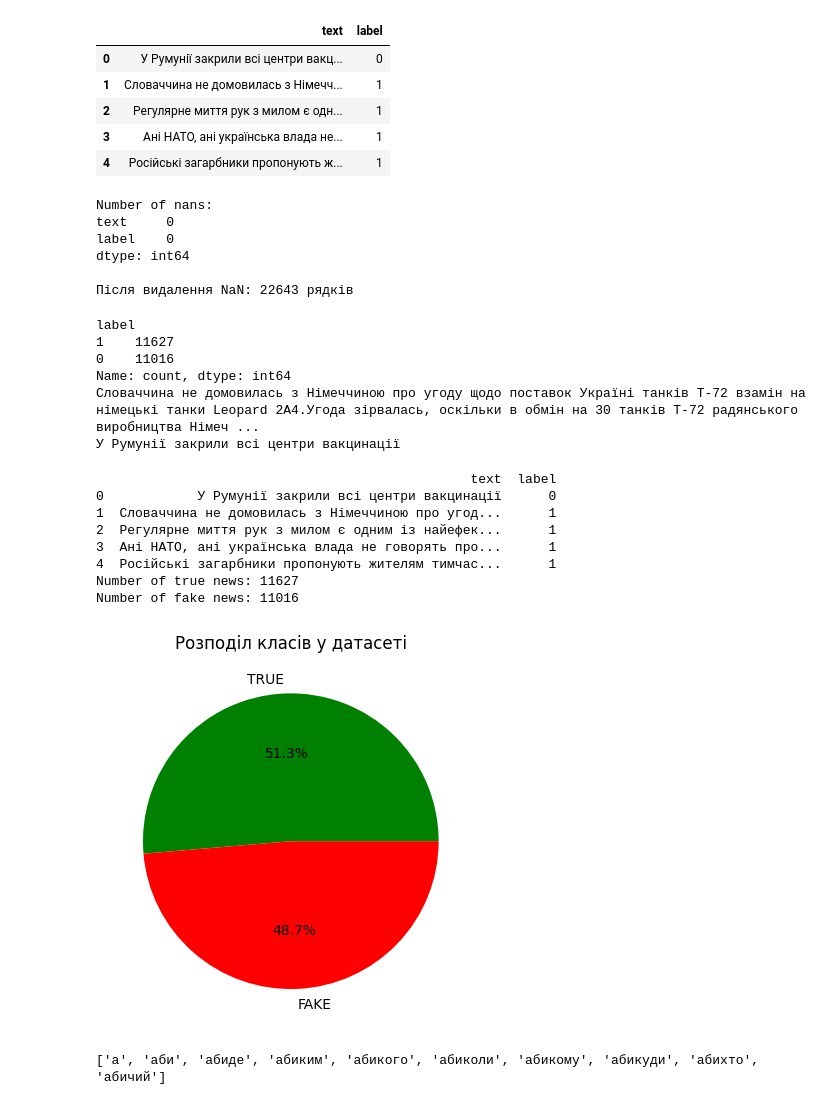
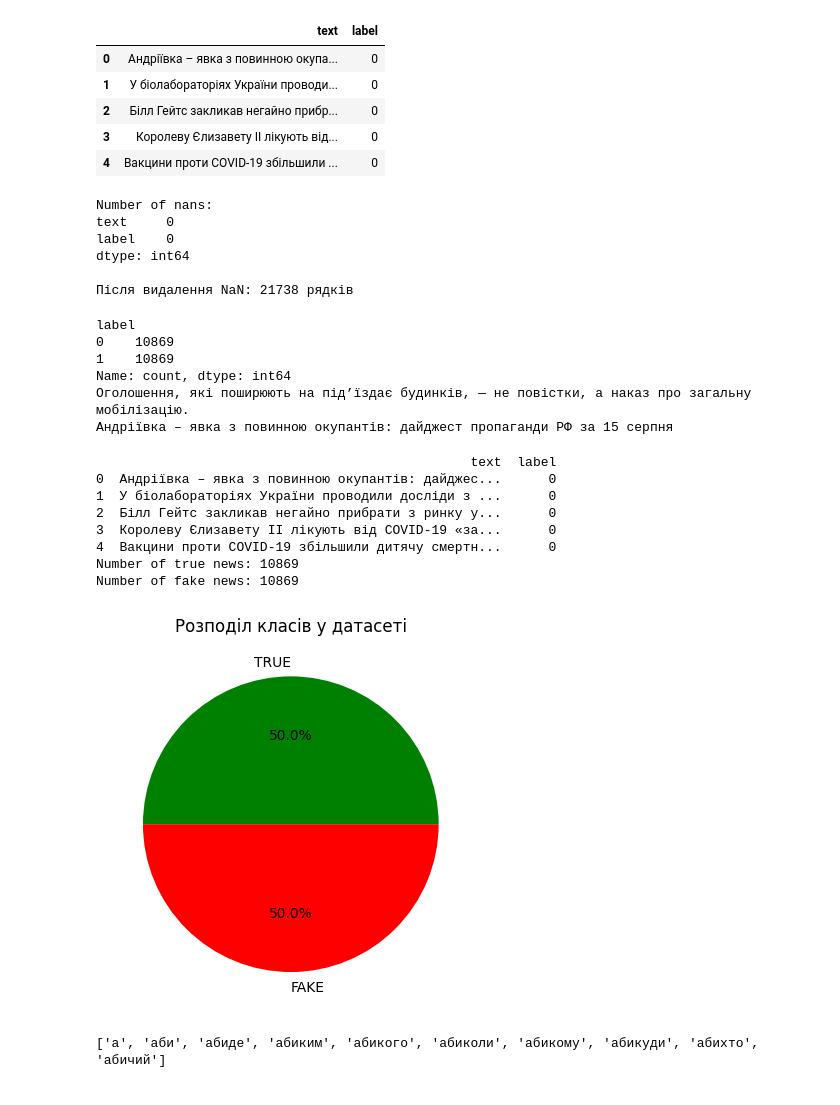
Before and after one commit to yatsenq/Course-Work, a Jupyter notebook: Models/DETECTOR/LogRegression/fake_true_classification.ipynb, the cells around one changed output. Cells and saved outputs as stored; diff of their text form; code cells hidden in the pictures.

```diff
--- a/Models/DETECTOR/LogRegression/fake_true_classification.ipynb
+++ b/Models/DETECTOR/LogRegression/fake_true_classification.ipynb
@@ -13,15 +13,15 @@ from sklearn.metrics import accuracy_score, f1_score, confusion_matrix, recall_s
 from tqdm import tqdm
 tqdm.pandas()
 # %%
-df = pd.read_csv('C:/Users/igrew/OneDrive/Desktop/Course Work/Datasets/news_detector/last_dataset.csv')
+df = pd.read_csv('C:/Users/igrew/OneDrive/Desktop/Course Work/Datasets/news_detector/FINAL_DATASET.csv')
 df.head()
 # %% [output]
 |  | text | label |
-| 0 | У Румунії закрили всі центри вакц... | 0 |
-| 1 | Словаччина не домовилась з Німечч... | 1 |
-| 2 | Регулярне миття рук з милом є одн... | 1 |
-| 3 | Ані НАТО, ані українська влада не... | 1 |
-| 4 | Російські загарбники пропонують ж... | 1 |
+| 0 | Андріївка – явка з повинною окупа... | 0 |
+| 1 | У біолабораторіях України проводи... | 0 |
+| 2 | Білл Гейтс закликав негайно прибр... | 0 |
+| 3 | Королеву Єлизавету II лікують від... | 0 |
+| 4 | Вакцини проти COVID-19 збільшили ... | 0 |
 # %%
 nans = df.isnull().sum()
 print(f"Number of nans: \n{nans}")
@@ -34,39 +34,39 @@ text     0
 label    0
 dtype: int64
 
-Після видалення NaN: 22643 рядків
+Після видалення NaN: 21738 рядків
 # %%
 print(df['label'].value_counts())
 print(df[df['label']==1]['text'].iloc[0])
 print(df[df['label']==0]['text'].iloc[0])
 # %% [output]
 label
-1    11627
-0    11016
+0    10869
+1    10869
 Name: count, dtype: int64
-Словаччина не домовилась з Німеччиною про угоду щодо поставок Україні танків Т-72 взамін на німецькі танки Leopard 2A4.Угода зірвалась, оскільки в обмін на 30 танків Т-72 радянського виробництва Німеч ...
-У Румунії закрили всі центри вакцинації
+Оголошення, які поширюють на під’їздає будинків, — не повістки, а наказ про загальну мобілізацію.
+Андріївка – явка з повинною окупантів: дайджест пропаганди РФ за 15 серпня
 # %%
 
 print(df.head())
 true_count = (df['label'] == 1).sum()
 fake_count = (df['label'] == 0).sum()
 print(f"Number of true news: {true_count}")
 print(f"Number of fake news: {fake_count}")
-plt.pie([11627, 11016], labels=['TRUE', 'FAKE'],
+plt.pie([10869, 10869], labels=['TRUE', 'FAKE'],
         autopct='%1.1f%%', colors=['green','red'])
 plt.title('Розподіл класів у датасеті')
 plt.savefig('dataset_distribution.png')
 # %% [output]
                                                 text  label
-0            У Румунії закрили всі центри вакцинації      0
-1  Словаччина не домовилась з Німеччиною про угод...      1
-2  Регулярне миття рук з милом є одним із найефек...      1
-3  Ані НАТО, ані українська влада не говорять про...      1
-4  Російські загарбники пропонують жителям тимчас...      1
-Number of true news: 11627
-Number of fake news: 11016
+0  Андріївка – явка з повинною окупантів: дайджес...      0
+1  У біолабораторіях України проводили досліди з ...      0
+2  Білл Гейтс закликав негайно прибрати з ринку у...      0
+3  Королеву Єлизавету II лікують від COVID-19 «за...      0
+4  Вакцини проти COVID-19 збільшили дитячу смертн...      0
+Number of true news: 10869
+Number of fake news: 10869
-[figure, old version]
+[figure, new version]
 # %%
 with open('C:/Users/igrew/OneDrive/Desktop/Course Work/Models/stopwords_ua.txt', 'r', encoding='utf-8') as f:
     content = f.read()
```
Also changed, not shown: parts of 19 cells of this notebook, 30 other files.
